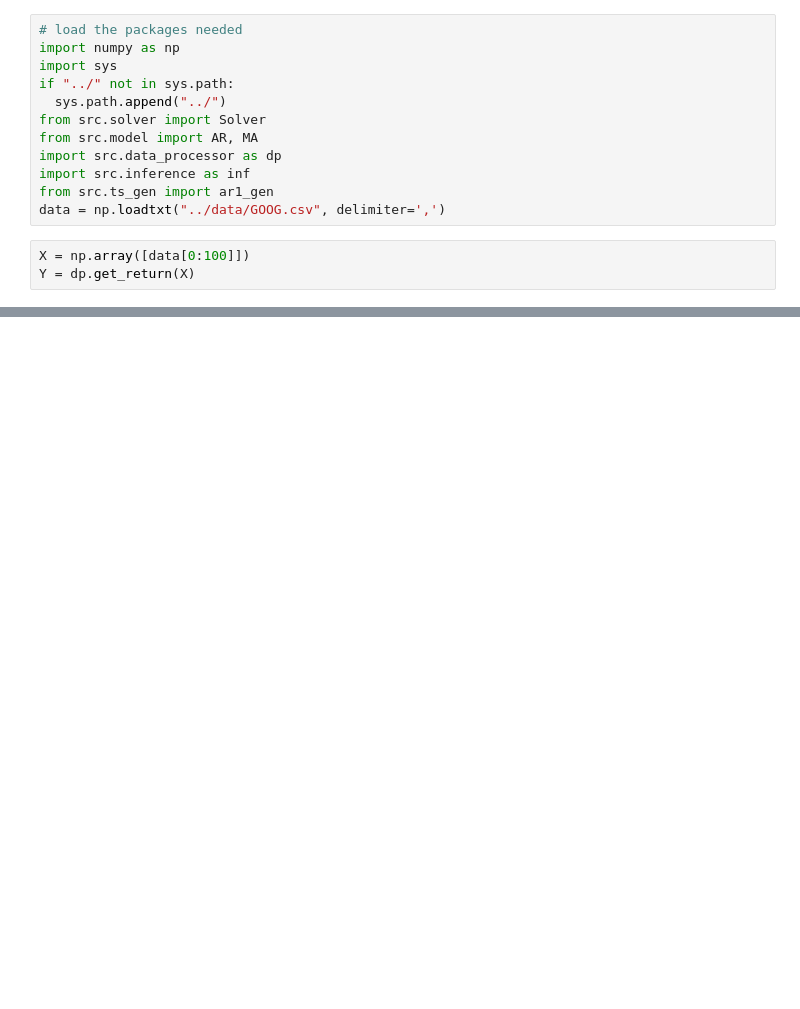
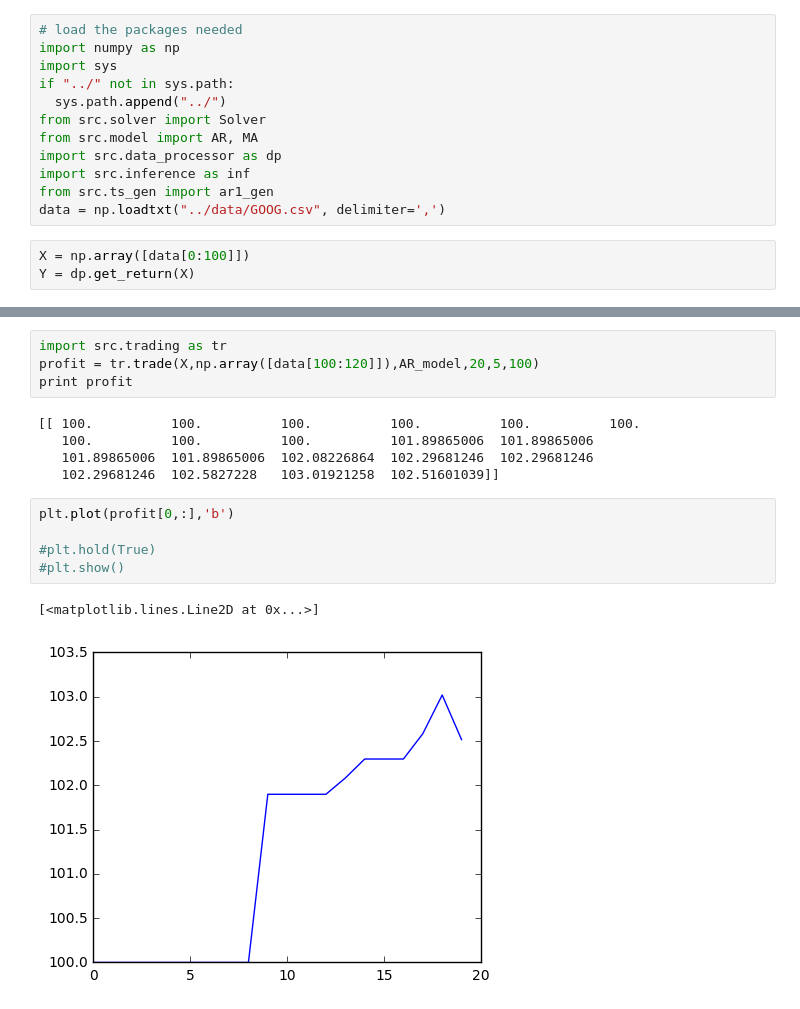
Before and after one commit to APC524/tsap, a Jupyter notebook: demo/demo_trading.ipynb, the cells around one changed output, grey strips where cells are left out. Cells and saved outputs as stored; diff of their text form; blank space fills up the shorter version.

```diff
--- a/demo/demo_trading.ipynb
+++ b/demo/demo_trading.ipynb
@@ -65,0 +133,17 @@ plt.show()
+# %%
+import src.trading as tr
+profit = tr.trade(X,np.array([data[100:120]]),AR_model,20,5,100)
+print profit
+# %% [output]
+[[ 100.          100.          100.          100.          100.          100.
+   100.          100.          100.          101.89865006  101.89865006
+   101.89865006  101.89865006  102.08226864  102.29681246  102.29681246
+   102.29681246  102.5827228   103.01921258  102.51601039]]
+# %%
+plt.plot(profit[0,:],'b')
+
+#plt.hold(True)
+#plt.show()
+# %% [output]
+[<matplotlib.lines.Line2D at 0x...>]
+[figure, added]
```
Also changed, not shown: parts of 6 cells of this notebook.
